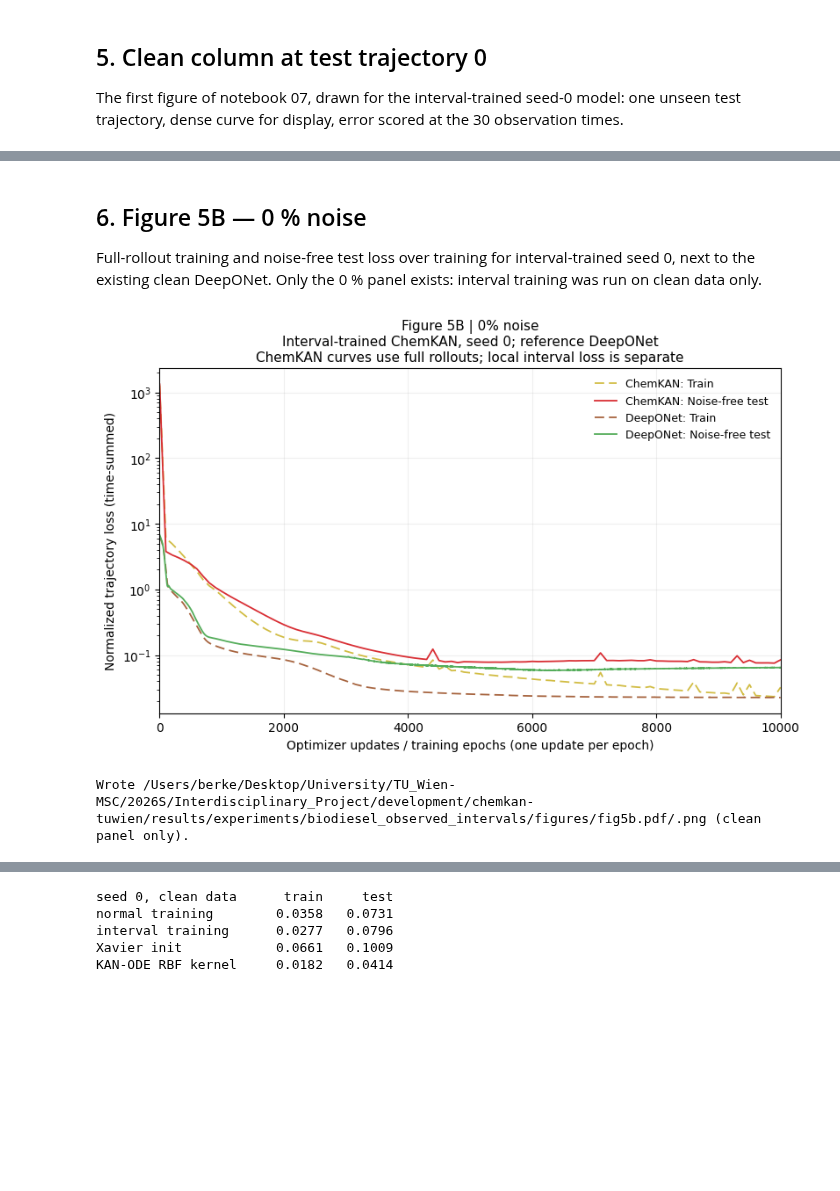
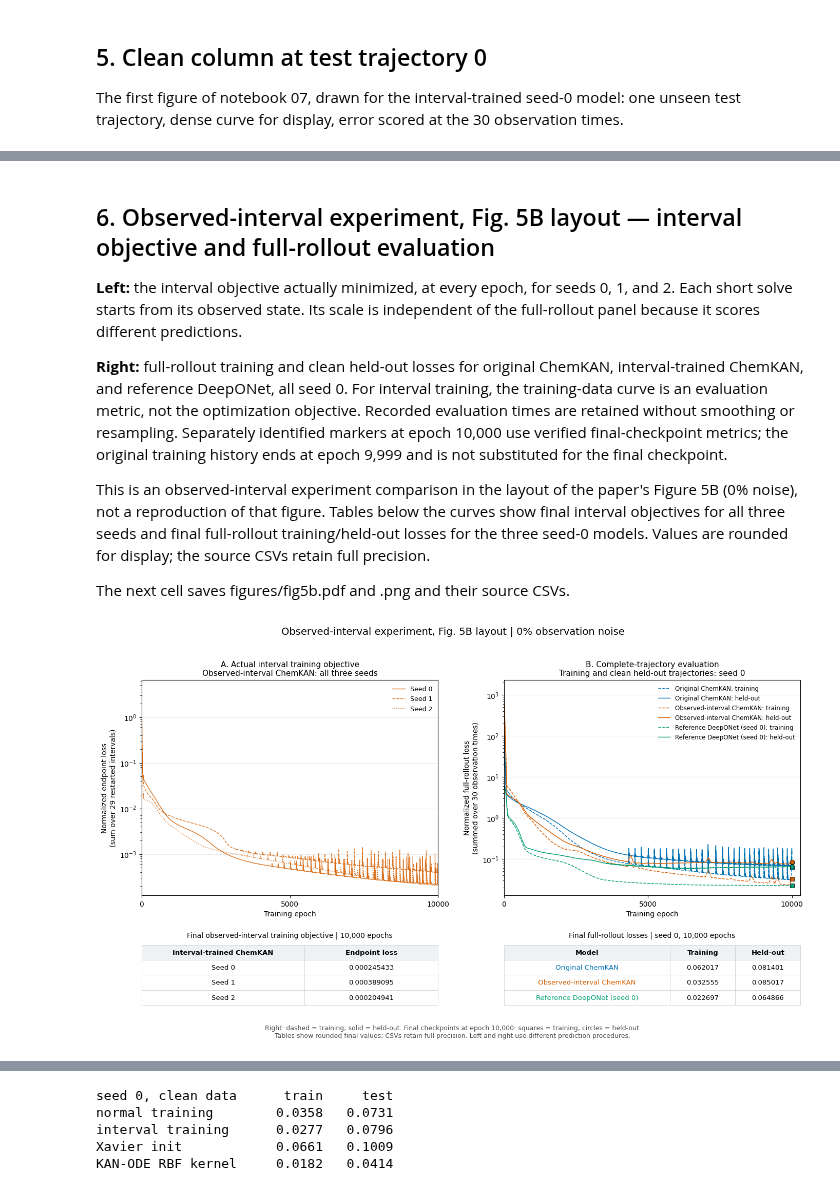
Before and after one commit to bnkglu/chemkan-tuwien, a Jupyter notebook: chemkan/notebooks/11_biodiesel_observed_intervals.ipynb, the cells around one changed output, grey strips where cells are left out. Saved outputs shown, nothing was run; the diff lists cells and outputs as text; code cells hidden in the pictures; blank space fills up the shorter version.

Commit message:
Update observed-interval figures and notebook 11

```diff
--- a/chemkan/notebooks/11_biodiesel_observed_intervals.ipynb
+++ b/chemkan/notebooks/11_biodiesel_observed_intervals.ipynb
@@ -257,15 +333,29 @@ print(f"test case 0: Eq. 18 MSE = {case0['case_mse']:.4f}")
 test case 0: Eq. 18 MSE = 0.0358
 # %% [markdown]
-## 6. Figure 5B — 0 % noise
+## 6. Observed-interval experiment, Fig. 5B layout — interval objective and full-rollout evaluation
 
-Full-rollout training and noise-free test loss over training for interval-trained seed 0,
-next to the existing clean DeepONet. Only the 0 % panel exists: interval training was run
-on clean data only.
+**Left:** the interval objective actually minimized, at every epoch, for seeds 0, 1,
+and 2. Each short solve starts from its observed state. Its scale is independent of the
+full-rollout panel because it scores different predictions.
+
+**Right:** full-rollout training and clean held-out losses for original ChemKAN,
+interval-trained ChemKAN, and reference DeepONet, all seed 0. For interval training,
+the training-data curve is an evaluation metric, not the optimization objective.
+Recorded evaluation times are retained without smoothing or resampling. Separately
+identified markers at epoch 10,000 use verified final-checkpoint metrics; the original
+training history ends at epoch 9,999 and is not substituted for the final checkpoint.
+
+This is an observed-interval experiment comparison in the layout of the paper's Figure 5B
+(0% noise), not a reproduction of that figure.
+Tables below the curves show final interval objectives for all three seeds and final
+full-rollout training/held-out losses for the three seed-0 models. Values are rounded
+for display; the source CSVs retain full precision.
+
+The next cell saves figures/fig5b.pdf and .png and their source CSVs.
 # %%
-# Figure code: chemkan/scripts/figures/fig05_biodiesel_loss.py
-from fig05_biodiesel_loss import make_interval_clean_figure
+# Reuse the existing Figure 5B script; the two objectives remain separate.
+from fig05_biodiesel_loss import make_interval_clean_figure as make_interval_training_figure
 
-make_interval_clean_figure(show=True);
+fig5b, training_results = make_interval_training_figure(output_path=FIGS / "fig5b", show=True)
 # %% [output]
-[figure, old version]
+[figure, new version]
-Wrote /Users/berke/Desktop/University/TU_Wien-MSC/2026S/Interdisciplinary_Project/development/chemkan-tuwien/results/experiments/biodiesel_observed_intervals/figures/fig5b.pdf/.png (clean panel only).
```
Also changed, not shown: parts of 23 cells of this notebook, 31 other files.
